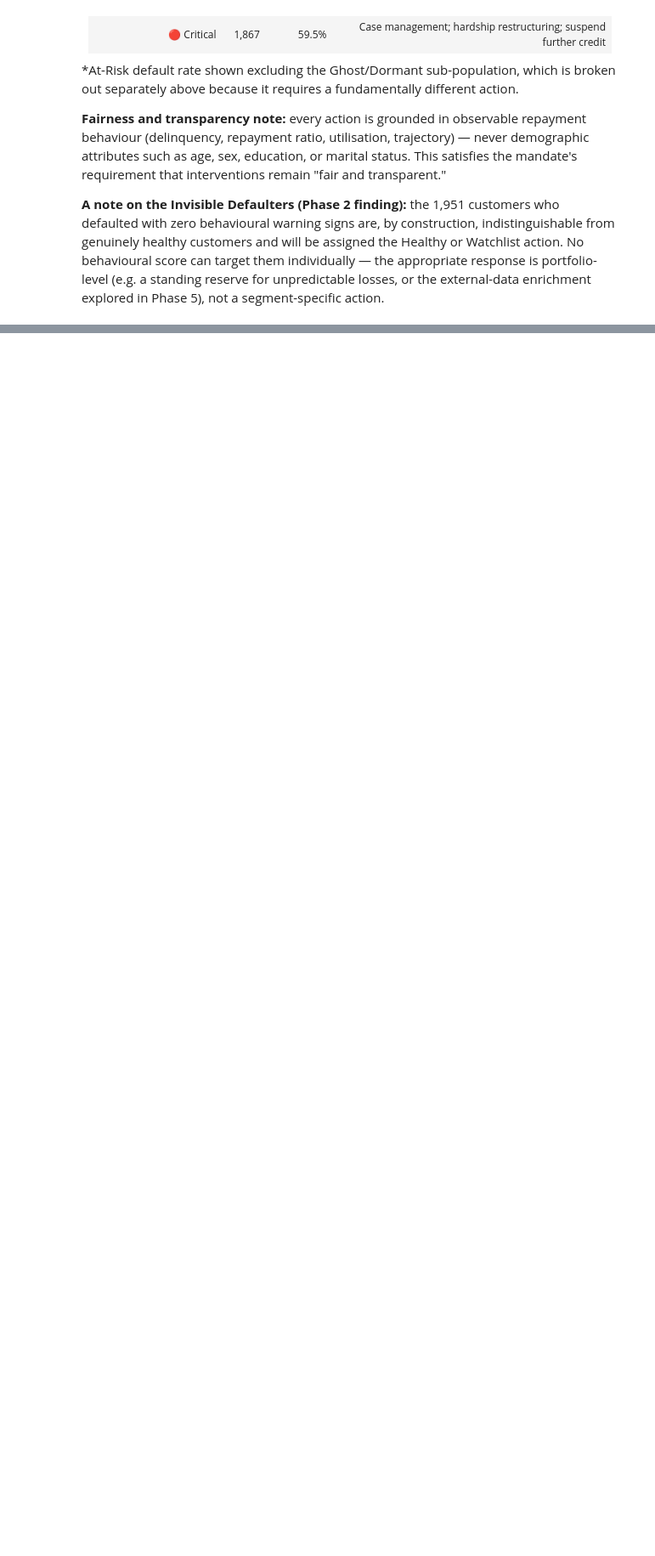
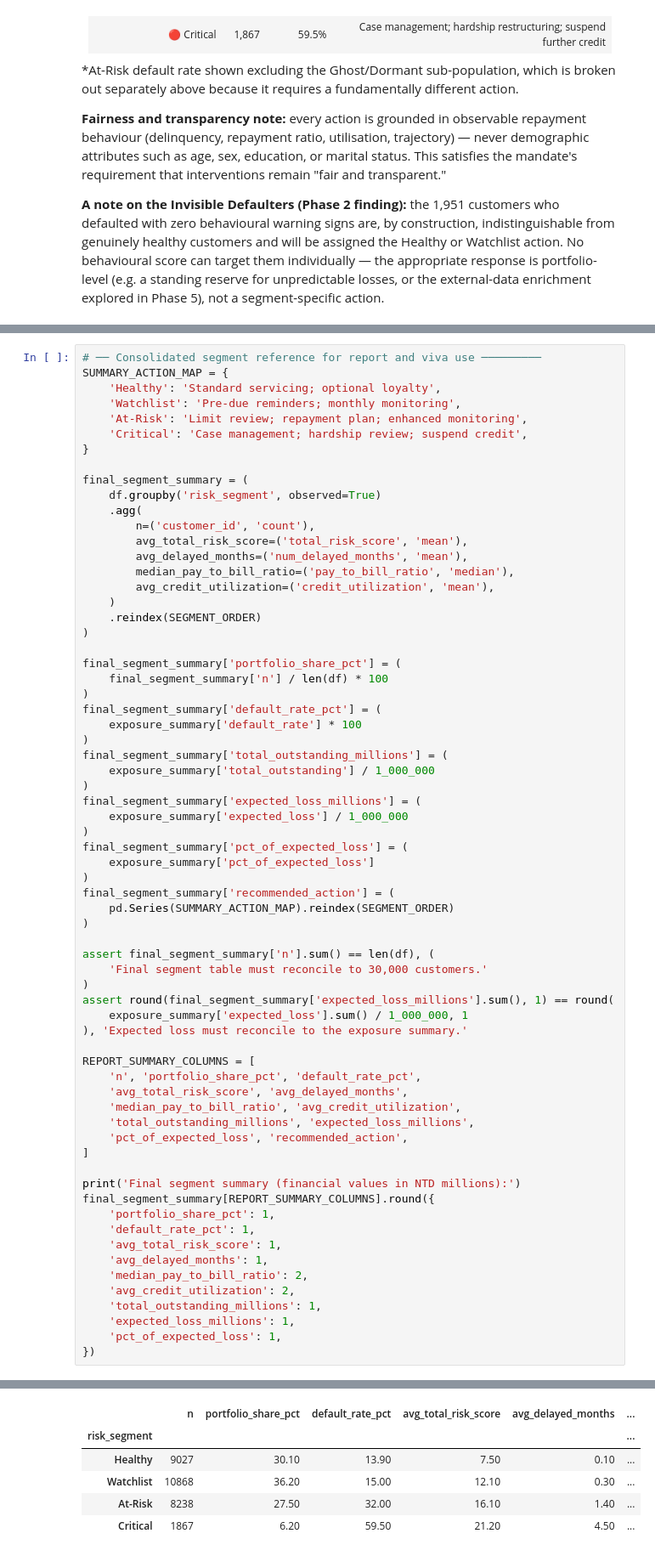
Before and after one commit to dinukaly/CreditScope-Analytics, a Jupyter notebook: phase4_strategic_recommendations.ipynb, the cells around one changed output, grey strips where cells are left out. Shown at 85% size. Saved outputs shown, nothing was run; the diff lists cells and outputs as text; blank space fills up the shorter version.

```diff
--- a/phase4_strategic_recommendations.ipynb
+++ b/phase4_strategic_recommendations.ipynb
@@ -638,0 +646,68 @@ action_summary[[
+# %%
+# ── Consolidated segment reference for report and viva use ─────────
+SUMMARY_ACTION_MAP = {
+    'Healthy': 'Standard servicing; optional loyalty',
+    'Watchlist': 'Pre-due reminders; monthly monitoring',
+    'At-Risk': 'Limit review; repayment plan; enhanced monitoring',
+    'Critical': 'Case management; hardship review; suspend credit',
+}
+
+final_segment_summary = (
+    df.groupby('risk_segment', observed=True)
+    .agg(
+        n=('customer_id', 'count'),
+        avg_total_risk_score=('total_risk_score', 'mean'),
+        avg_delayed_months=('num_delayed_months', 'mean'),
+        median_pay_to_bill_ratio=('pay_to_bill_ratio', 'median'),
+        avg_credit_utilization=('credit_utilization', 'mean'),
+    )
+    .reindex(SEGMENT_ORDER)
+)
+
+final_segment_summary['portfolio_share_pct'] = (
+    final_segment_summary['n'] / len(df) * 100
+)
+final_segment_summary['default_rate_pct'] = (
+    exposure_summary['default_rate'] * 100
+)
+final_segment_summary['total_outstanding_millions'] = (
+    exposure_summary['total_outstanding'] / 1_000_000
+)
+final_segment_summary['expected_loss_millions'] = (
+    exposure_summary['expected_loss'] / 1_000_000
+)
+final_segment_summary['pct_of_expected_loss'] = (
+    exposure_summary['pct_of_expected_loss']
+)
+final_segment_summary['recommended_action'] = (
+    pd.Series(SUMMARY_ACTION_MAP).reindex(SEGMENT_ORDER)
+)
+
+assert final_segment_summary['n'].sum() == len(df), (
+    'Final segment table must reconcile to 30,000 customers.'
+)
+assert round(final_segment_summary['expected_loss_millions'].sum(), 1) == round(
+    exposure_summary['expected_loss'].sum() / 1_000_000, 1
+), 'Expected loss must reconcile to the exposure summary.'
+
+REPORT_SUMMARY_COLUMNS = [
+    'n', 'portfolio_share_pct', 'default_rate_pct',
+    'avg_total_risk_score', 'avg_delayed_months',
+    'median_pay_to_bill_ratio', 'avg_credit_utilization',
+    'total_outstanding_millions', 'expected_loss_millions',
+    'pct_of_expected_loss', 'recommended_action',
+]
+
+print('Final segment summary (financial values in NTD millions):')
+final_segment_summary[REPORT_SUMMARY_COLUMNS].round({
+    'portfolio_share_pct': 1,
+    'default_rate_pct': 1,
+    'avg_total_risk_score': 1,
+    'avg_delayed_months': 1,
+    'median_pay_to_bill_ratio': 2,
+    'avg_credit_utilization': 2,
+    'total_outstanding_millions': 1,
+    'expected_loss_millions': 1,
+    'pct_of_expected_loss': 1,
+})
+# %% [output]
@@ -638,0 +715,6 @@ action_summary[[
+|  | n | portfolio_share_pct | default_rate_pct | avg_total_risk_score | avg_delayed_months | ... |
+| risk_segment |  |  |  |  |  | ... |
+| Healthy | 9027 | 30.10 | 13.90 | 7.50 | 0.10 | ... |
+| Watchlist | 10868 | 36.20 | 15.00 | 12.10 | 0.30 | ... |
+| At-Risk | 8238 | 27.50 | 32.00 | 16.10 | 1.40 | ... |
+| Critical | 1867 | 6.20 | 59.50 | 21.20 | 4.50 | ... |
```
Also changed, not shown: parts of 3 cells of this notebook.
